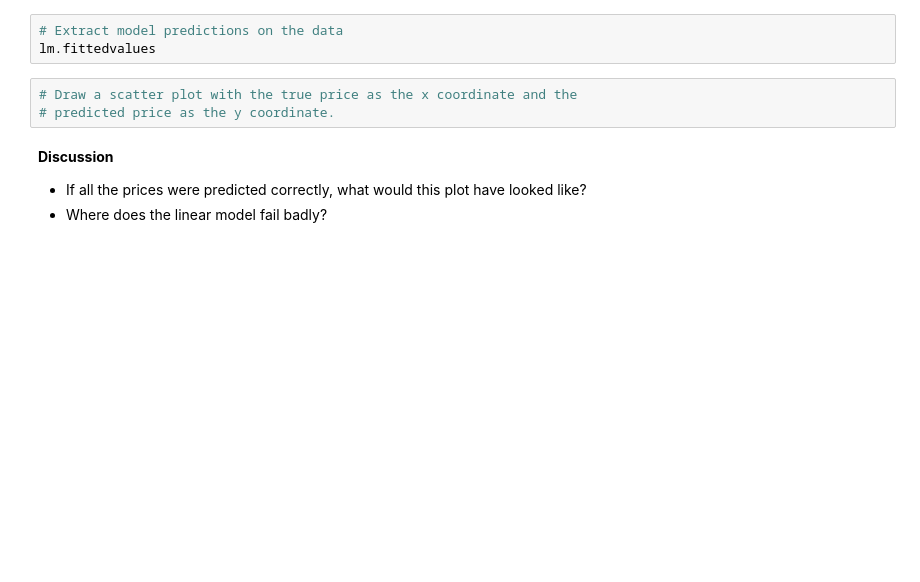
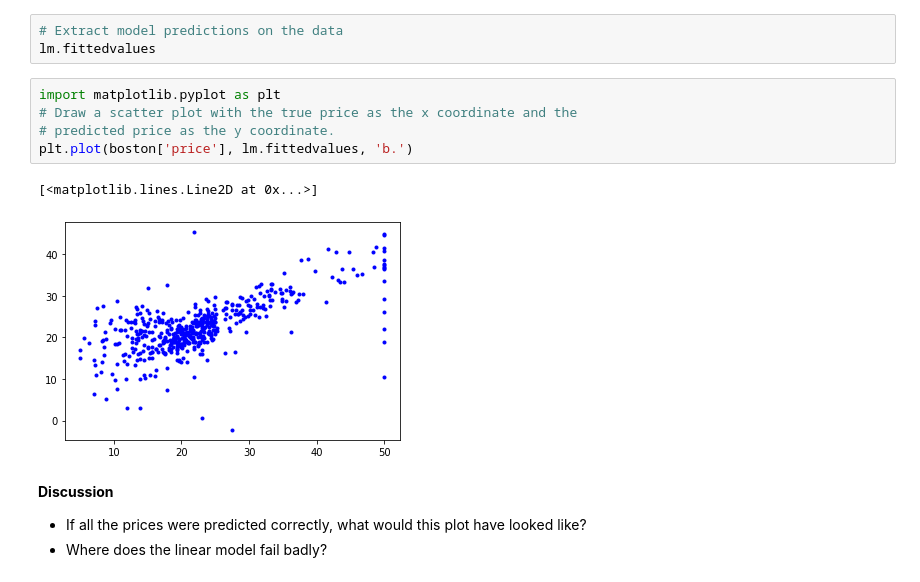
Before and after one commit to LiangZhaoCUNY/Modeling, a Jupyter notebook: Session06_LinearRegression.ipynb, the cells around one changed output. Saved outputs shown, nothing was run; the diff lists cells and outputs as text; blank space fills up the shorter version.

```diff
--- a/Session06_LinearRegression.ipynb
+++ b/Session06_LinearRegression.ipynb
@@ -388,8 +503,13 @@ Another good way to check the model performance is to visualize the predicted pr
 # Extract model predictions on the data
 lm.fittedvalues
 # %%
+import matplotlib.pyplot as plt
 # Draw a scatter plot with the true price as the x coordinate and the
 # predicted price as the y coordinate.
+plt.plot(boston['price'], lm.fittedvalues, 'b.')
+# %% [output]
+[<matplotlib.lines.Line2D at 0x...>]
+[figure, added]
 # %% [markdown]
 **Discussion**
 - If all the prices were predicted correctly, what would this plot have looked like?
```
Also changed, not shown: parts of 11 cells of this notebook, 1 other file.
